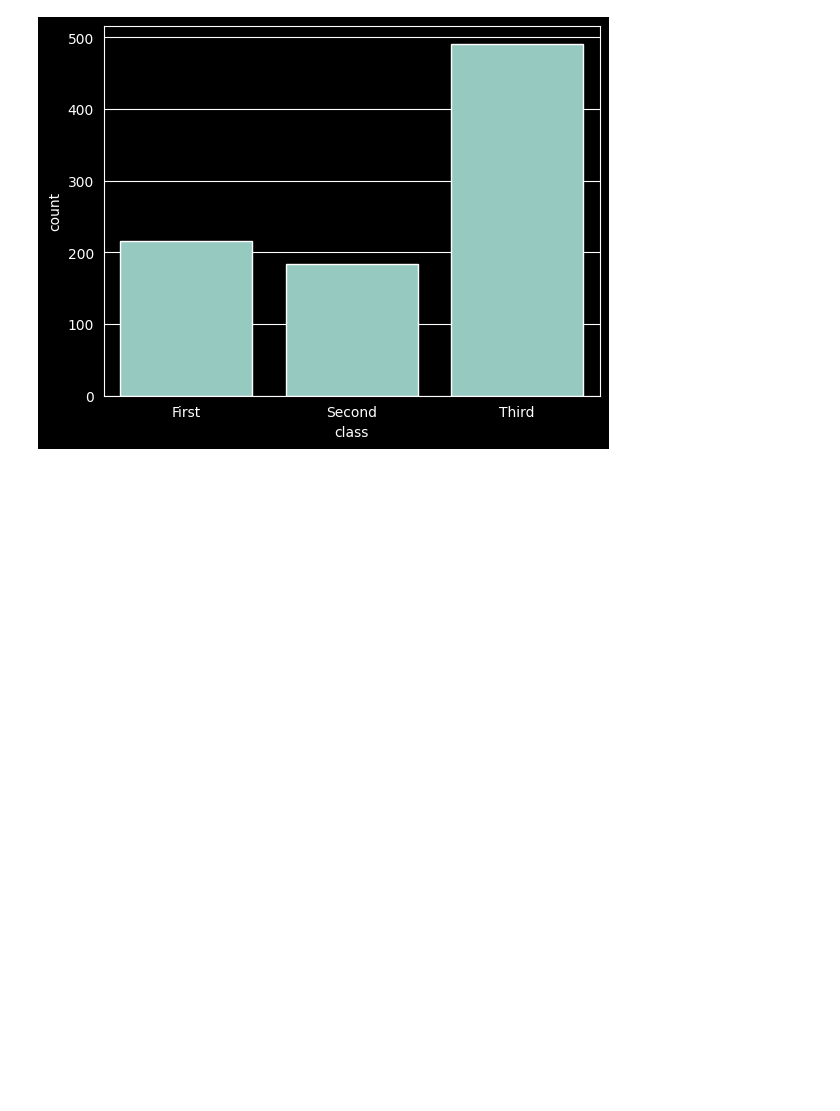
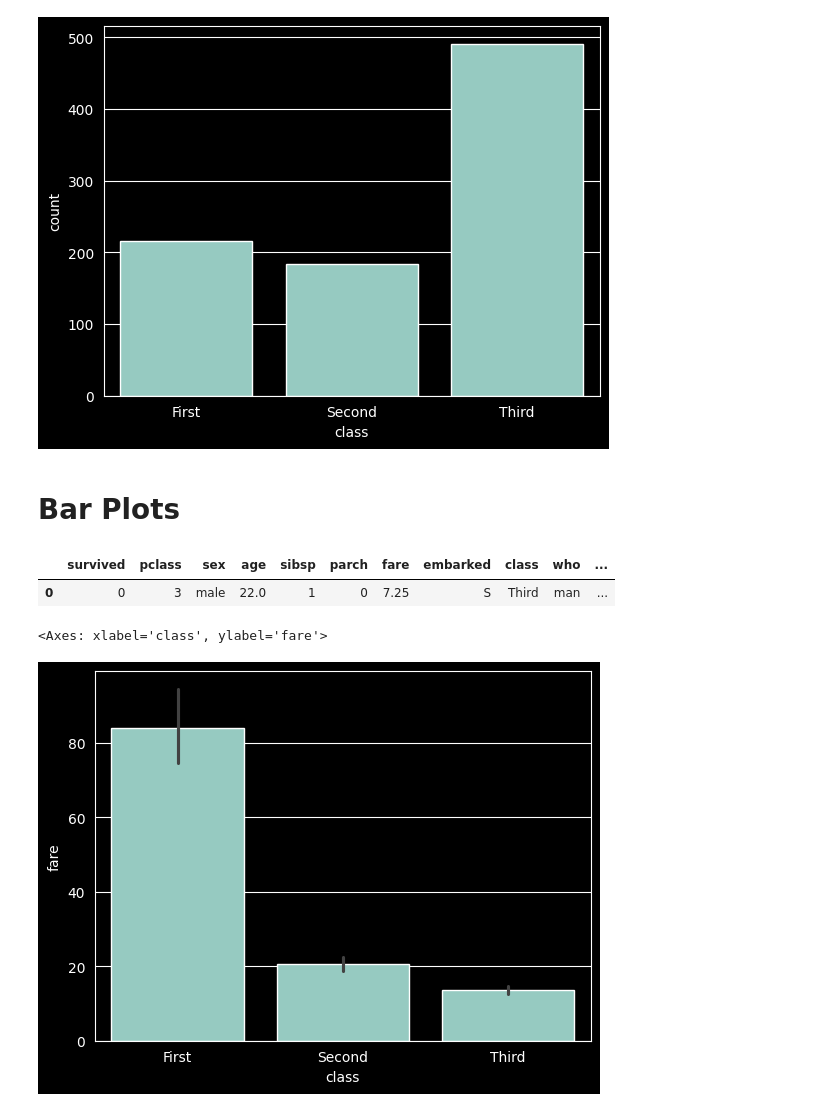
Before and after one commit to fazlialtunn/learning-seaborn, a Jupyter notebook: learning_seaborn.ipynb, the cells around one changed output. Cells and saved outputs as stored; diff of their text form; code cells hidden in the pictures; blank space fills up the shorter version.

Commit message:
Bar Plots

```diff
--- a/learning_seaborn.ipynb
+++ b/learning_seaborn.ipynb
@@ -271,3 +271,15 @@ sns.countplot(x = 'class' , data = titanic_df)
 # %% [output]
 <Axes: xlabel='class', ylabel='count'>
 [figure]
+# %% [markdown]
+# **Bar Plots**
+# %%
+titanic_df.head(1)
+# %% [output]
+|  | survived | pclass | sex | age | sibsp | parch | fare | embarked | class | who | ... |
+| 0 | 0 | 3 | male | 22.0 | 1 | 0 | 7.25 | S | Third | man | ... |
+# %%
+sns.barplot(x = 'class' , y = 'fare' , data = titanic_df )
+# %% [output]
+<Axes: xlabel='class', ylabel='fare'>
+[figure, added]
```
Also changed, not shown: parts of 6 cells of this notebook.
